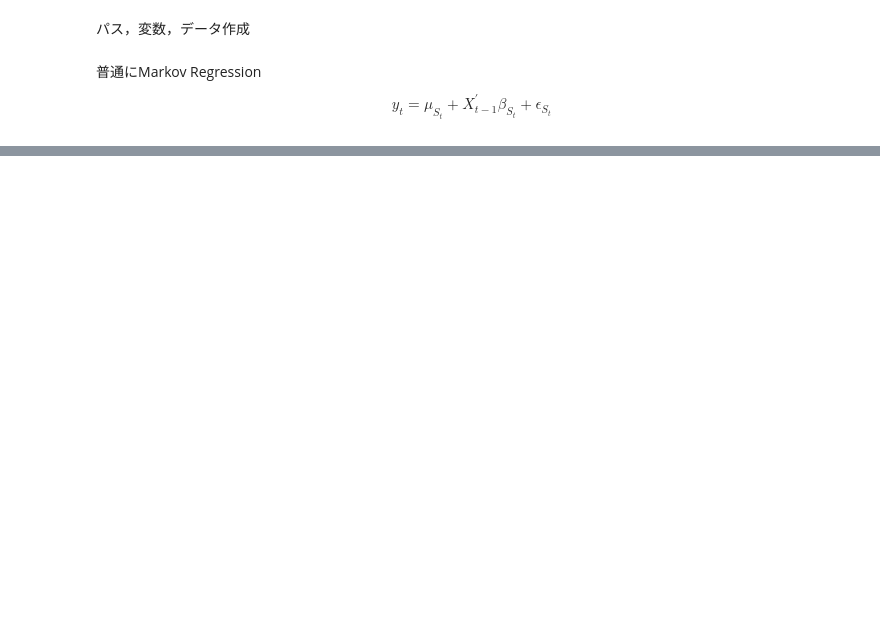
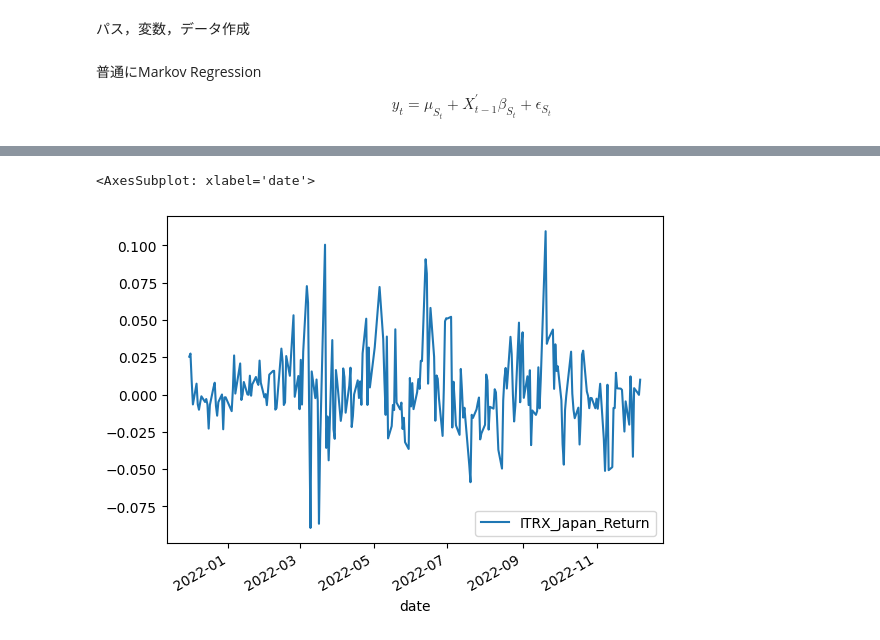
Before and after one commit to yurukatsu/cds, a Jupyter notebook: experiments/regime_switching.ipynb, the cells around one changed output, grey strips where cells are left out. Drawn from its saved outputs; the diff is of its cells as text; code cells hidden in the pictures; blank space fills up the shorter version.

```diff
--- a/experiments/regime_switching.ipynb
+++ b/experiments/regime_switching.ipynb
@@ -139,0 +83,11 @@ Warnings:
+# %%
+# データ作成
+base_date = datetime.datetime(2022, 12, 8)
+y_train, y_test, X_train, X_test = create_train_test_data(
+    base_date,
+    endog_file,
+    exog_file,
+    selected_factors_csv_file = selected_factors_file,
+    prediction_lag = 1,
+    rolling_span = rolling_span
+)
@@ -139,0 +96,5 @@ Warnings:
+# %%
+y_train.plot()
+# %% [output]
+<AxesSubplot: xlabel='date'>
+[figure, added]
```
Also changed, not shown: parts of 4 cells of this notebook.
